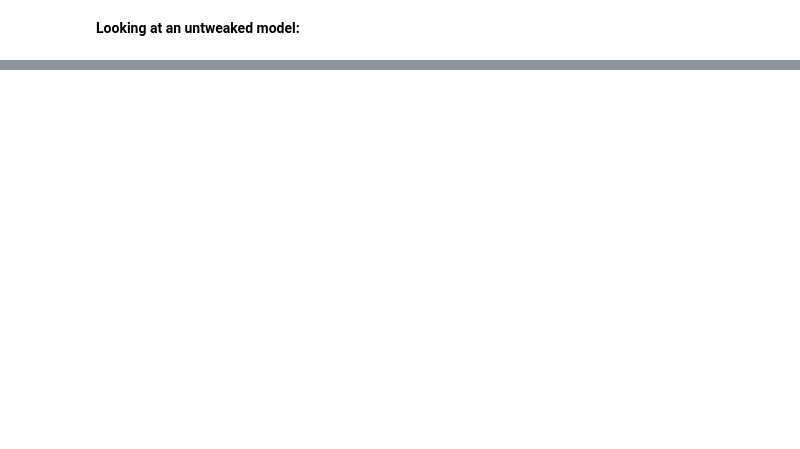
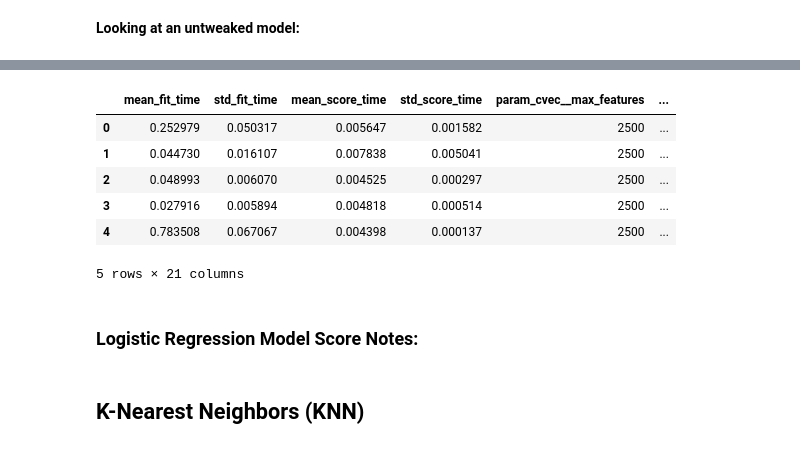
Before and after one commit to patruq/reddit-nlp, a Jupyter notebook: code/model-1.2.ipynb, the cells around one changed output, grey strips where cells are left out. Drawn from its saved outputs; the diff is of its cells as text; code cells hidden in the pictures; blank space fills up the shorter version.

```diff
--- a/code/model-1.2.ipynb
+++ b/code/model-1.2.ipynb
@@ -368,5 +434,5 @@ Name: subreddit, dtype: float64
 # %%
-log_reg_pipe = Pipeline([
+logreg_pipe = Pipeline([
     ("cvec", CountVectorizer()),
-    ("knn", KNeighborsClassifier())
+    ("logreg", LogisticRegression())
 ])
@@ -376,14 +440,15 @@ log_reg_pipe = Pipeline([
 **Looking at an untweaked model:**
 # %%
 # Testing the model performance on new data
-print(f"CV Score Mean: {cross_val_score(pipe, X_train, y_train, cv=5).mean()}")
+print(f"CV Score Mean: {cross_val_score(logreg_pipe, X_train, y_train, cv=5).mean()}")
 
 # Fit
-log_reg_pipe.fit(X_train, y_train)
+logreg_pipe.fit(X_train, y_train)
 
 # Train Score
-print(f"Train Score: {log_reg_pipe.score(X_train, y_train)}")
+print(f"Train Score: {logreg_pipe.score(X_train, y_train)}")
 
 # Test Score
-print(f"Test Score: {log_reg_pipe.score(X_test, y_test)}")
+print(f"Test Score: {logreg_pipe.score(X_test, y_test)}")
+logreg_default_score = logreg_pipe.score(X_test, y_test)
 # %% [output]
@@ -396,0 +520,21 @@ Test Score: 0.66
+# %%
+logreg_params = {
+    "cvec__ngram_range": [(1, 1), (1, 2)],
+    "cvec__max_features": [2500, 5000],
+    "cvec__min_df": [1, 2, 5, 10],
+    "logreg__penalty": ["l1", "l2"],
+    "logreg__C": [1, 5, 10],
+    "logreg__random_state": [42],  # Needs a random_state when using the solvers below
+    "logreg__solver": ["saga", "liblinear"],  # Will adjust to "lbfgs" if model prefers "l2" penalty
+#     "logreg__max_iter": [100, 250, 500],  # This is being taken out, too many models
+    "logreg__verbose": [1]  # Needs any positive int when using 'liblinear' solver
+}
+
+logreg_gs = GridSearchCV(logreg_pipe,
+                         logreg_params,
+                         cv=5,
+                         verbose=10)
+
+# Model 1:
+# %%
+logreg_gs.fit(X_train, y_train)
@@ -396,0 +604,11 @@ Test Score: 0.66
+# %%
+logreg_df = pd.DataFrame(logreg_gs.cv_results_)
+logreg_df.head()
+# %% [output]
+|  | mean_fit_time | std_fit_time | mean_score_time | std_score_time | param_cvec__max_features | ... |
+| 0 | 0.252979 | 0.050317 | 0.005647 | 0.001582 | 2500 | ... |
+| 1 | 0.044730 | 0.016107 | 0.007838 | 0.005041 | 2500 | ... |
+| 2 | 0.048993 | 0.006070 | 0.004525 | 0.000297 | 2500 | ... |
+| 3 | 0.027916 | 0.005894 | 0.004818 | 0.000514 | 2500 | ... |
+| 4 | 0.783508 | 0.067067 | 0.004398 | 0.000137 | 2500 | ... |
+5 rows × 21 columns
@@ -396,0 +618,2 @@ Test Score: 0.66
+# %% [markdown]
+### Logistic Regression Model Score Notes:
@@ -396,0 +623,2 @@ Test Score: 0.66
+# %% [markdown]
+## K-Nearest Neighbors (KNN)
```
Also changed, not shown: parts of 86 cells of this notebook, 3 other files.
